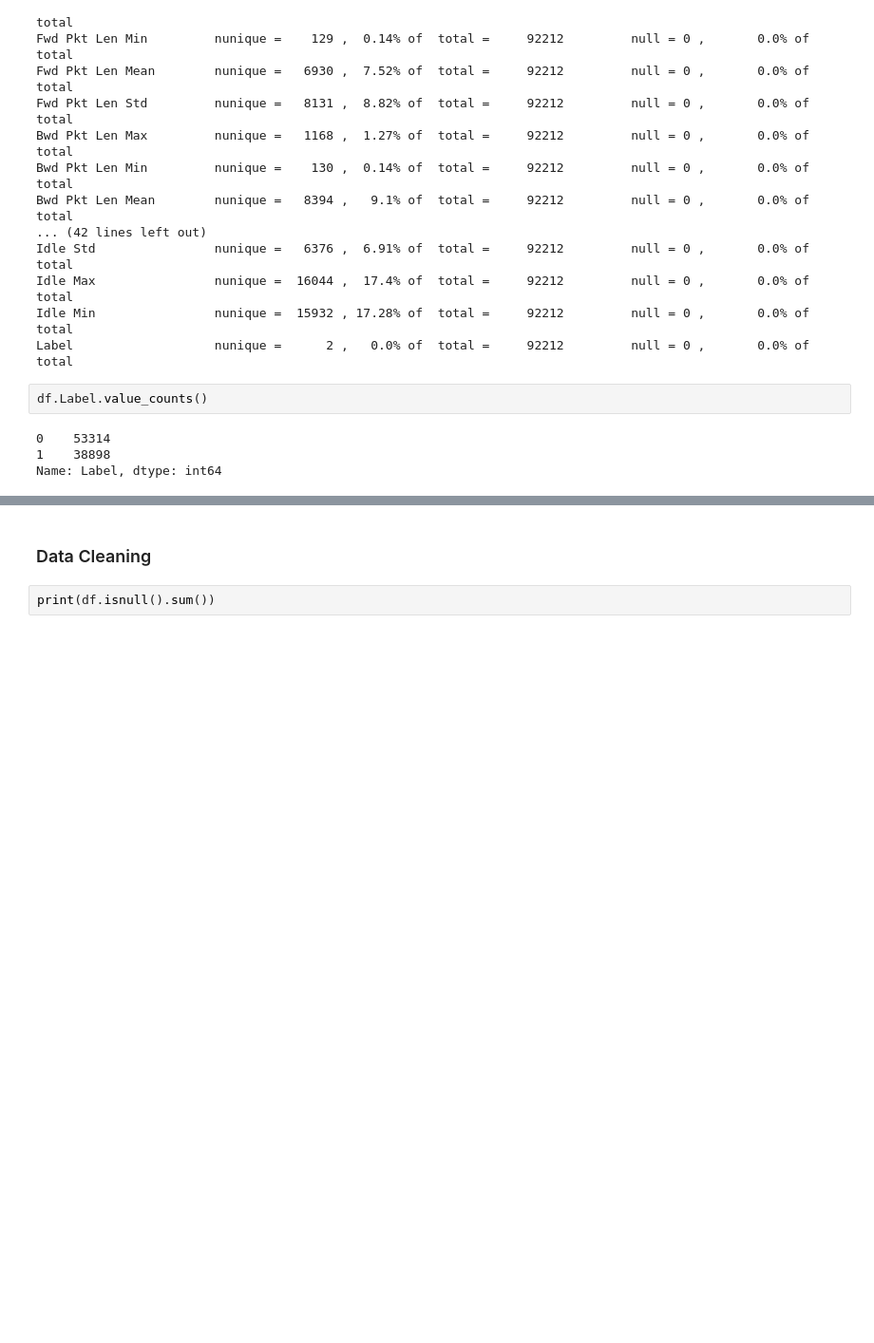
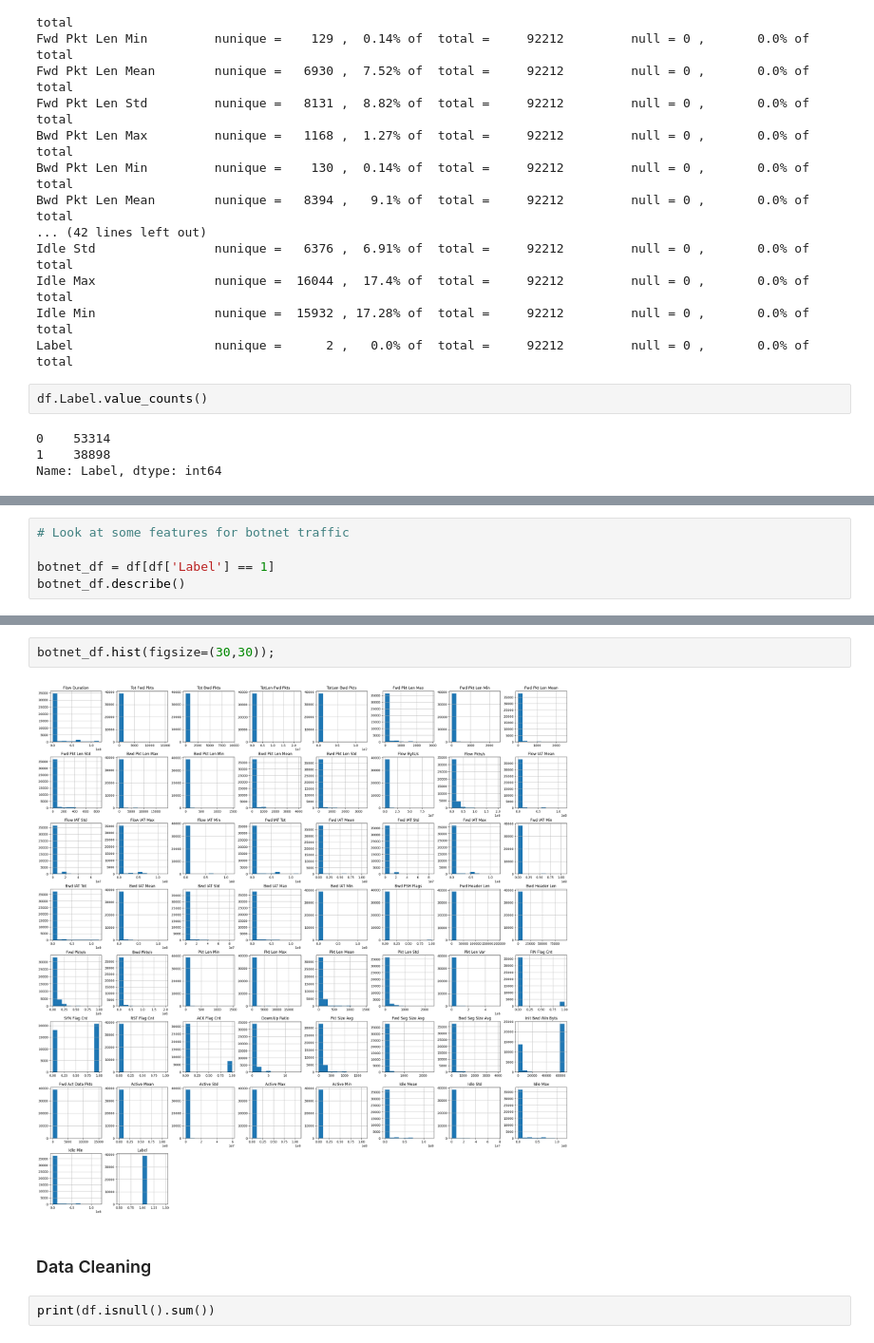
Before and after one commit to GPericone/Botnet-Detection-using-ML, a Jupyter notebook: project.ipynb, the cells around one changed output, grey strips where cells are left out. Shown at 95% size. Cells and saved outputs as stored; diff of their text form; blank space fills up the shorter version.

```diff
--- a/project.ipynb
+++ b/project.ipynb
@@ -114,0 +203,5 @@ plt.ylabel('COUNT', fontsize = 20);
+# %%
+# Look at some features for botnet traffic
+
+botnet_df = df[df['Label'] == 1]
+botnet_df.describe()
@@ -115,3 +218,7 @@ plt.ylabel('COUNT', fontsize = 20);
+# %%
+botnet_df.hist(figsize=(30,30));
+# %% [output]
+[figure, added]
 # %% [markdown]
 ### Data Cleaning
 # %%
```
Also changed, not shown: parts of 13 cells of this notebook.
